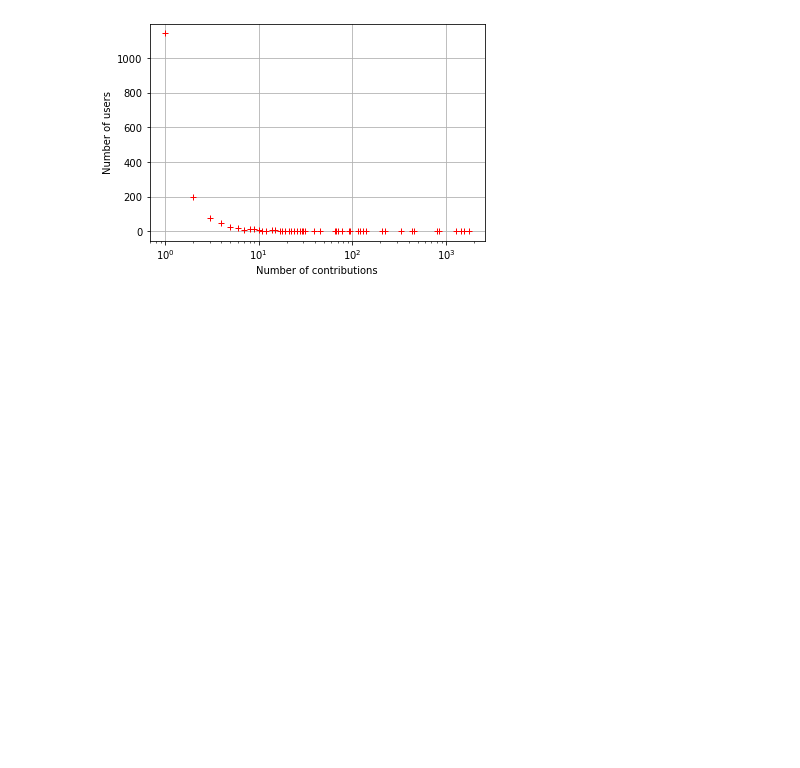
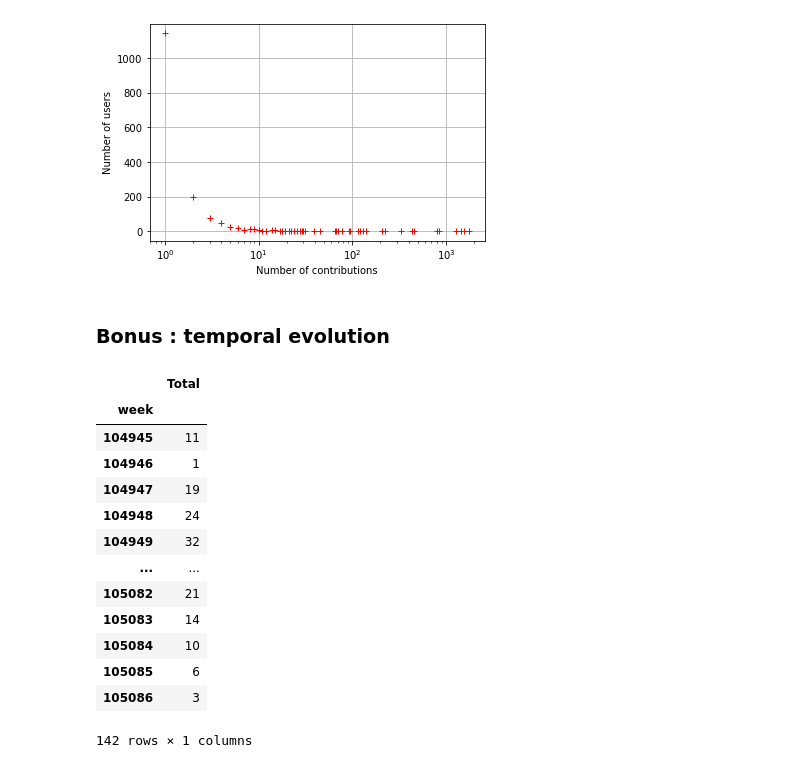
Before and after one commit to YouennFS/repoTestTech, a Jupyter notebook: visualisation.ipynb, the cells around one changed output. Saved outputs shown, nothing was run; the diff lists cells and outputs as text; code cells hidden in the pictures; blank space fills up the shorter version.

Commit message:
updated with the bonus

```diff
--- a/visualisation.ipynb
+++ b/visualisation.ipynb
@@ -101,3 +35,5 @@ plt.ylabel("Number of users")
 plt.grid(True)
 # %% [output]
 [figure]
+# %% [markdown]
+### Bonus : temporal evolution
@@ -103,0 +48,17 @@ plt.grid(True)
+# %%
+contributions_per_week
+# %% [output]
+|  | Total |
+| week |  |
+| 104945 | 11 |
+| 104946 | 1 |
+| 104947 | 19 |
+| 104948 | 24 |
+| 104949 | 32 |
+| ... | ... |
+| 105082 | 21 |
+| 105083 | 14 |
+| 105084 | 10 |
+| 105085 | 6 |
+| 105086 | 3 |
+142 rows × 1 columns
```
Also changed, not shown: parts of 11 cells of this notebook.
